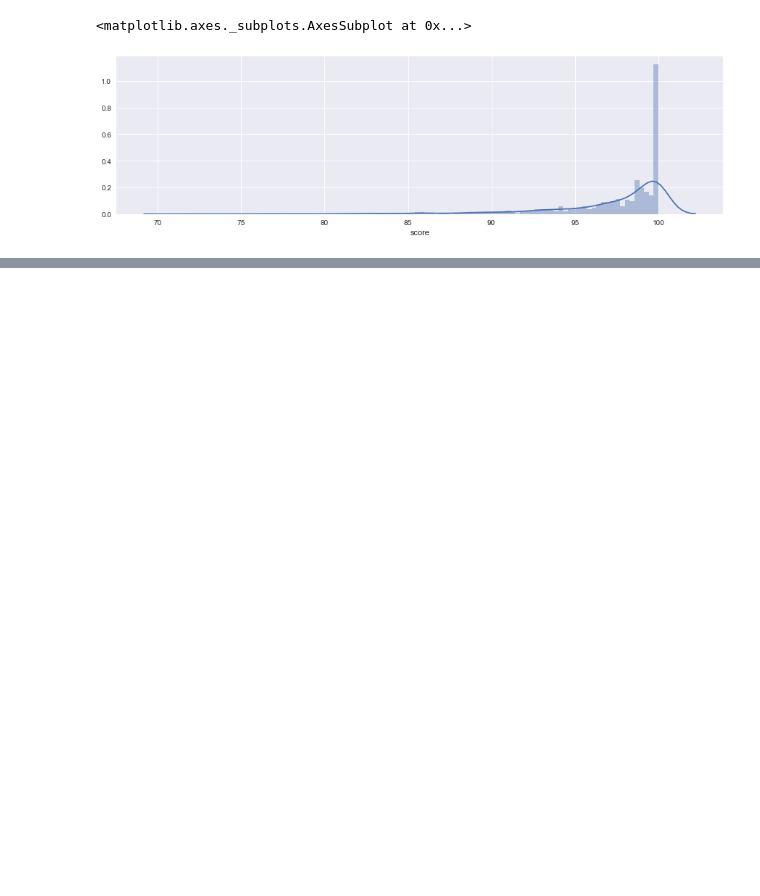
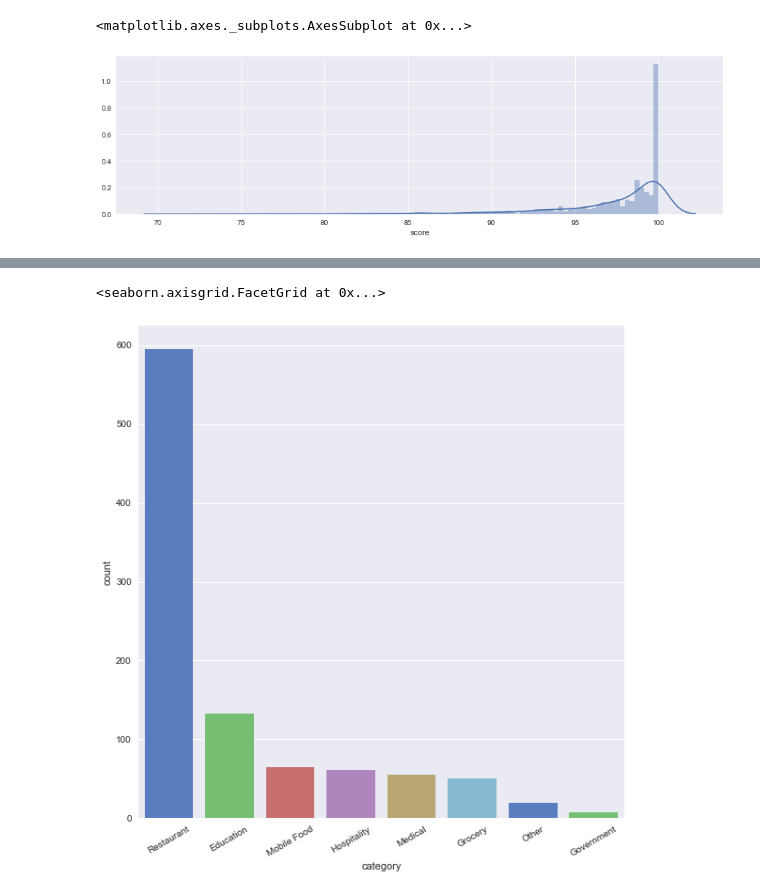
Before and after one commit to bcbarsness/open-health-inspection-analysis, a Jupyter notebook: OpenHealthAnalysis.ipynb, the cells around one changed output, grey strips where cells are left out. Drawn from its saved outputs; the diff is of its cells as text; code cells hidden in the pictures; blank space fills up the shorter version.

```diff
--- a/OpenHealthAnalysis.ipynb
+++ b/OpenHealthAnalysis.ipynb
@@ -59,0 +93,12 @@ sns.countplot(x="category",  data=df)
+# %%
+# Needed more features than countplot() supports
+scoresByCategory = df.drop('smoking', axis=1)
+scoresByCategory = scoresByCategory.groupby('category').describe().unstack()
+scoresByCategory = scoresByCategory['score'].sort_values('count', ascending=False).reset_index()
+#scoreByCategory
+
+s = sns.factorplot(x='category',y='count',data=scoresByCategory,kind='bar',  size = 8, palette='muted')
+s.set_xticklabels(rotation=30)
+# %% [output]
+<seaborn.axisgrid.FacetGrid at 0x...>
+[figure, added]
```
Also changed, not shown: parts of 7 cells of this notebook.
